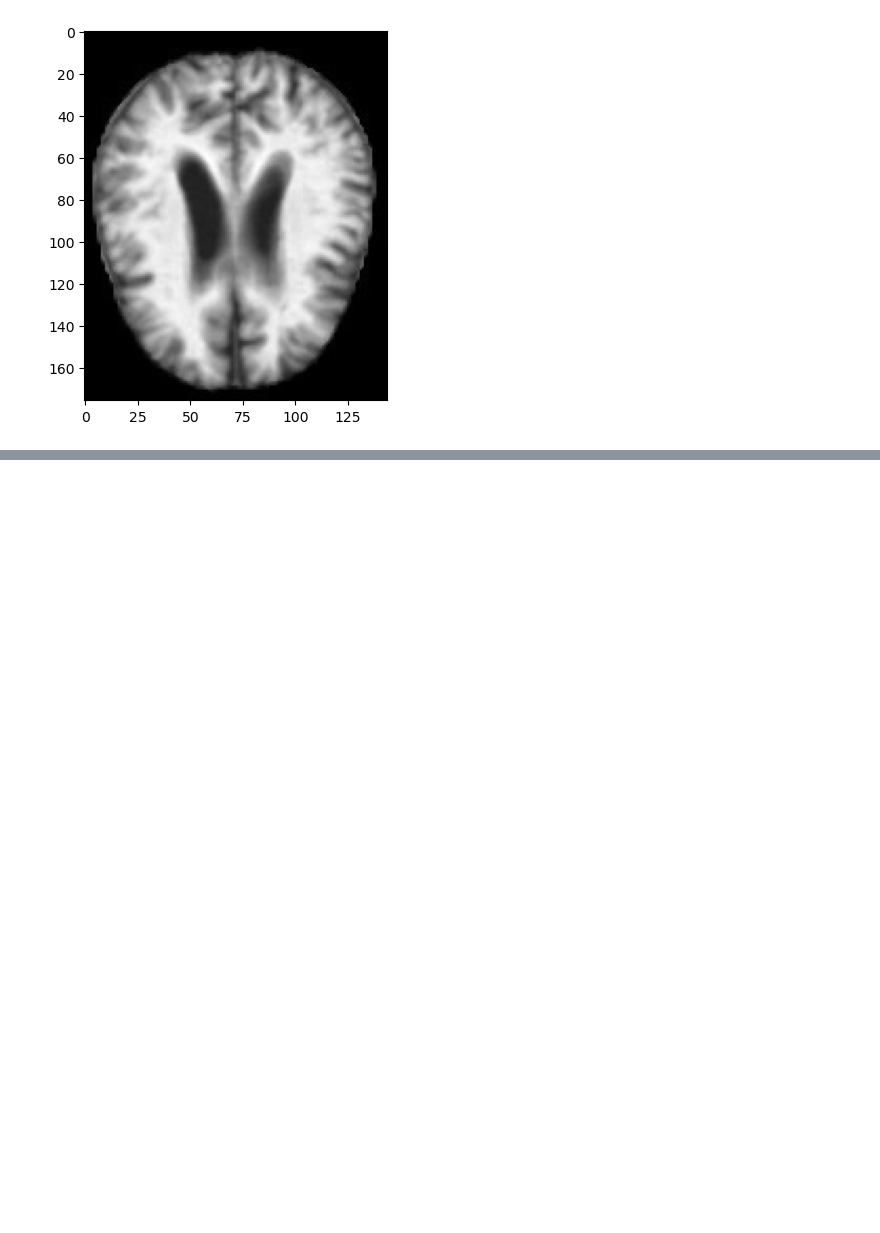
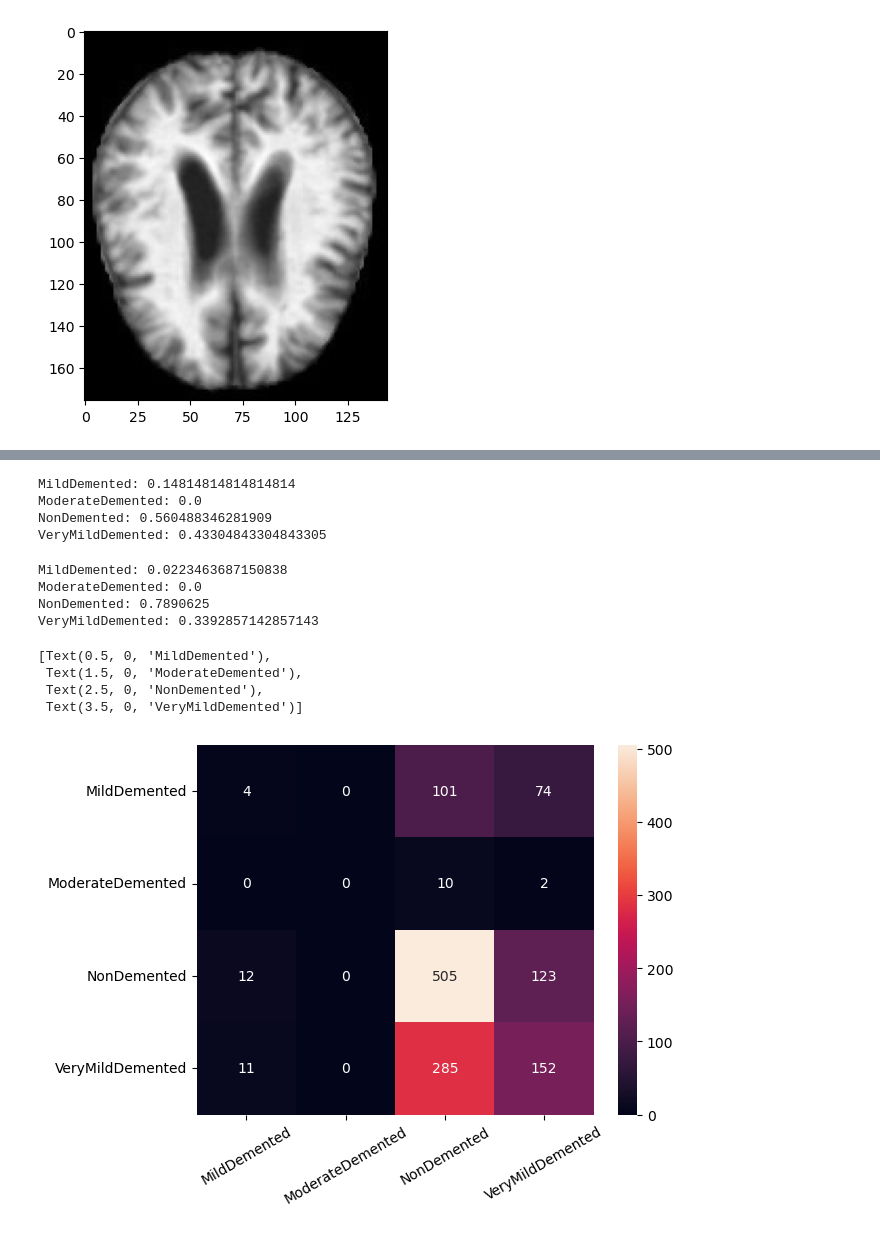
Before and after one commit to lazarovziv/ML-Pipeline, a Jupyter notebook: image-classification.ipynb, the cells around one changed output, grey strips where cells are left out. Drawn from its saved outputs; the diff is of its cells as text; code cells hidden in the pictures; blank space fills up the shorter version.

```diff
--- a/image-classification.ipynb
+++ b/image-classification.ipynb
@@ -231,8 +235,8 @@ def get_classification_loss_function(idx, device='cpu'):
     return nn.CrossEntropyLoss(reduction='sum', weight=weights) if idx == 0 else nn.NLLLoss(reduction='sum', weight=weights)
 # %%
 def initialize_hyperparameters(trial):
-    lr = trial.suggest_float('lr', 1e-5, 1e-2, log=True)
-    weight_decay = trial.suggest_float('weight_decay', 0.1, 0.4, log=True)
+    lr = trial.suggest_float('lr', 1e-5, 1e-1, log=True)
+    weight_decay = trial.suggest_float('weight_decay', 0.01, 0.4, log=True)
     beta1 = trial.suggest_float('beta1', 0.8, 0.999)
     beta2 = trial.suggest_float('beta2', 0.5, 0.999)
 
@@ -250,7 +254,7 @@ def initialize_hyperparameters(trial):
 
     loss_idx = trial.suggest_int('loss_idx', 0, 1)
 
-    relu_slope = trial.suggest_float('relu_slope', 0, 0.1)
+    relu_slope = trial.suggest_float('relu_slope', 0, 0.4)
 
     # dataset_idx = trial.suggest_int('dataset_idx', 0, 2)
     # dataset = datasets[dataset_idx]
@@ -587,0 +593,29 @@ sns.heatmap(confusion_matrix())
+# %%
+# tp / (tp + fp)
+precisions = precision_score(test_labels, predictions.cpu().numpy(), average=average_policy, zero_division=0)
+for class_idx in range(len(classes)):
+    print(f'{classes[class_idx]}: {precisions[class_idx]}')
+# %% [output]
+MildDemented: 0.14814814814814814
+ModerateDemented: 0.0
+NonDemented: 0.560488346281909
+VeryMildDemented: 0.43304843304843305
+# %%
+# tp / (tp + fn)
+recalls = recall_score(test_labels, predictions.cpu().numpy(), average=average_policy, zero_division=0)
+for class_idx in range(len(classes)):
+    print(f'{classes[class_idx]}: {recalls[class_idx]}')
+# %% [output]
+MildDemented: 0.0223463687150838
+ModerateDemented: 0.0
+NonDemented: 0.7890625
+VeryMildDemented: 0.3392857142857143
+# %%
+g = sns.heatmap(confusion_matrix(test_labels, predictions.cpu().numpy()), annot=True, fmt='.3g', yticklabels=classes)
+g.set_xticklabels(labels=classes, rotation=30)
+# %% [output]
+[Text(0.5, 0, 'MildDemented'),
+ Text(1.5, 0, 'ModerateDemented'),
+ Text(2.5, 0, 'NonDemented'),
+ Text(3.5, 0, 'VeryMildDemented')]
+[figure, added]
```
Also changed, not shown: parts of 14 cells of this notebook, 5 other files.
